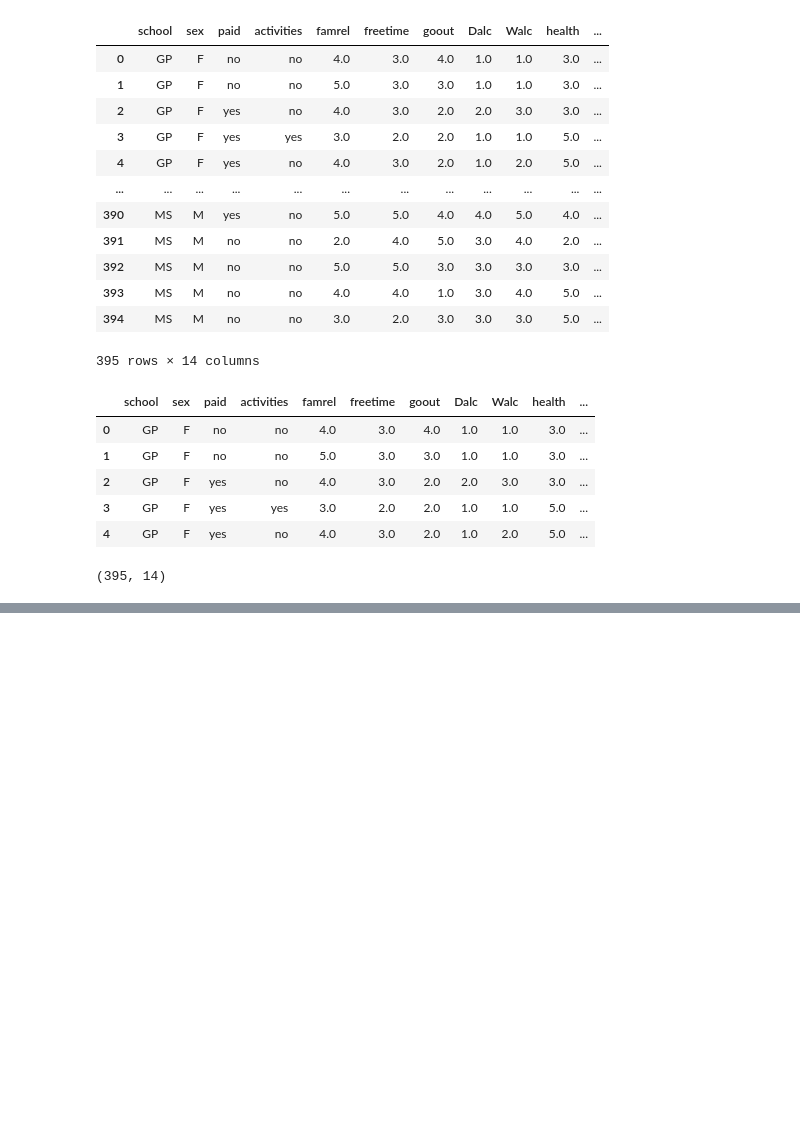
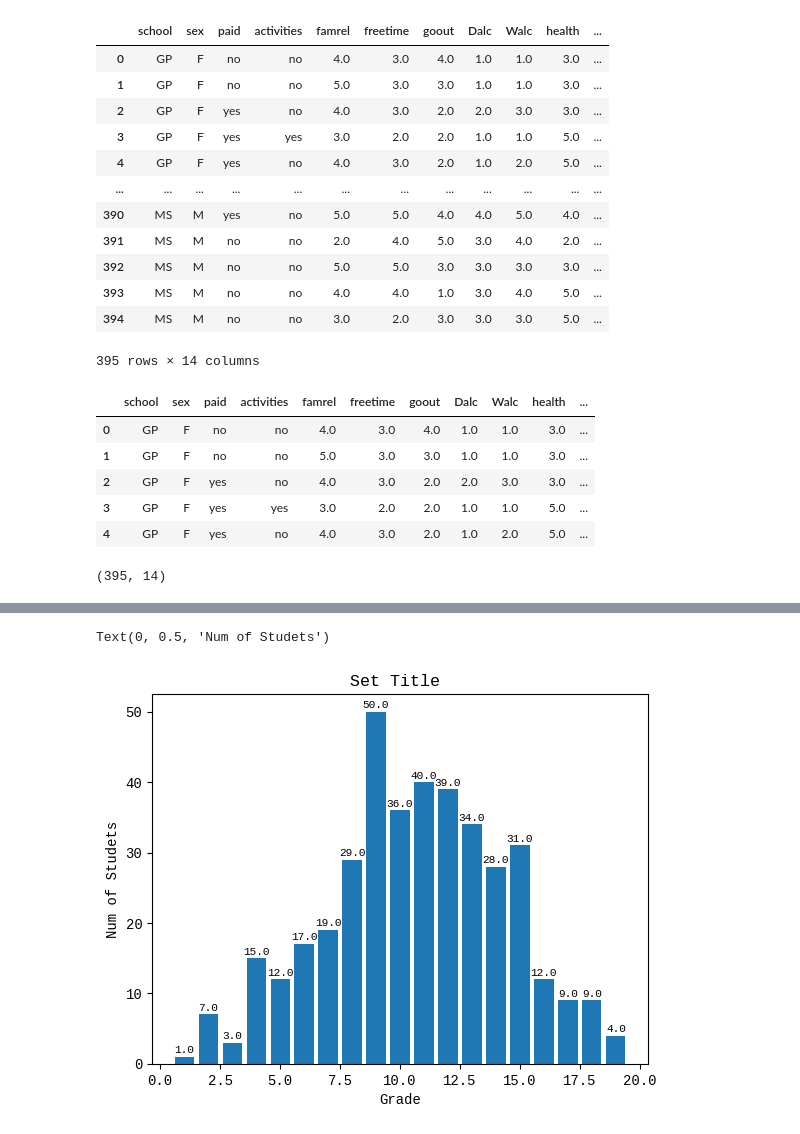
Before and after one commit to Eeun-ju/ADP_Test, a Jupyter notebook: ADP_기출문제_230827.ipynb, the cells around one changed output, grey strips where cells are left out. Drawn from its saved outputs; the diff is of its cells as text; code cells hidden in the pictures; blank space fills up the shorter version.

```diff
--- a/ADP_기출문제_230827.ipynb
+++ b/ADP_기출문제_230827.ipynb
@@ -60,0 +178,11 @@ plt.bar()
+# %%
+plt.bar(data.grade.value_counts().index, data.grade.value_counts().values)
+for i in range(len(data.grade.value_counts().index)):
+  height = data.grade.value_counts().values[i]
+  plt.text(data.grade.value_counts().index[i], height + 0.25, '%.1f'%height, ha = 'center', va = 'bottom', size = 8)
+plt.title('Set Title ')
+plt.xlabel('Grade')
+plt.ylabel('Num of Studets')
+# %% [output]
+Text(0, 0.5, 'Num of Studets')
+[figure, added]
```
Also changed, not shown: parts of 14 cells of this notebook.
